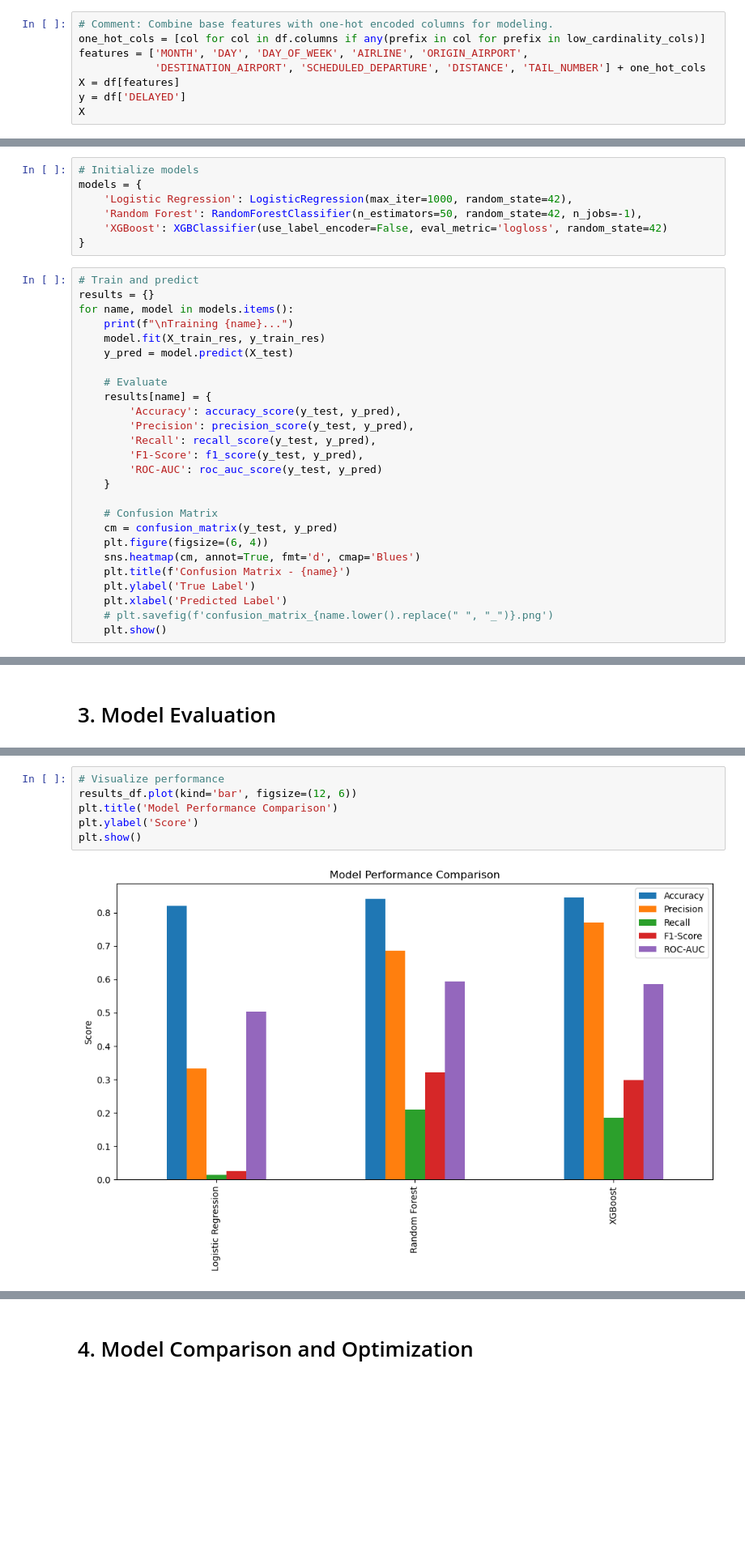
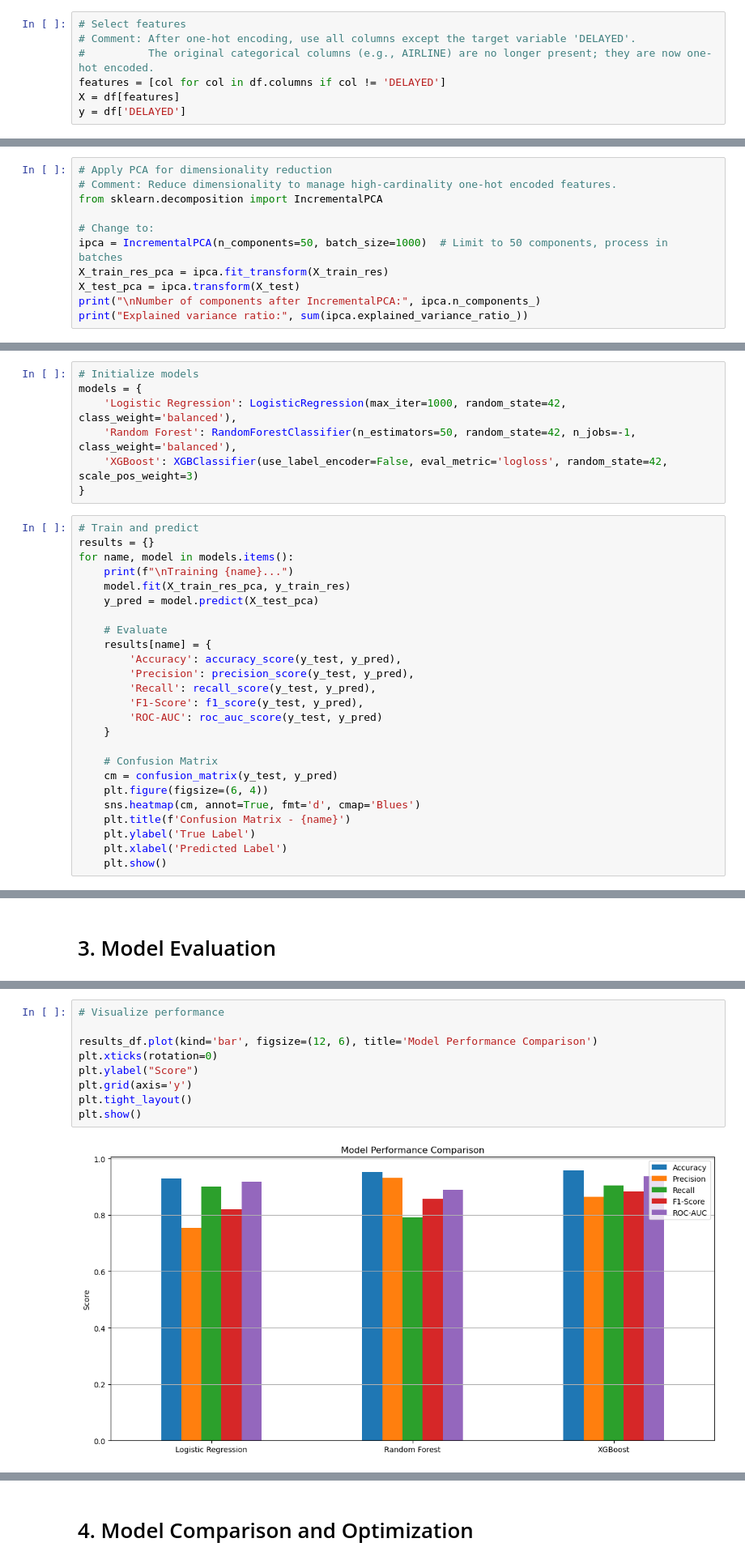
Before and after one commit to IbrahimBajwa313/Data-Science, a Jupyter notebook: FlightDelayPrediction.ipynb, the cells around one changed output, grey strips where cells are left out. Shown at 81% size. Drawn from its saved outputs; the diff is of its cells as text; blank space fills up the shorter version.

Commit message:
Improved Accuracy by applying PCA

```diff
--- a/FlightDelayPrediction.ipynb
+++ b/FlightDelayPrediction.ipynb
@@ -167,8 +159,7 @@ df = pd.get_dummies(df, columns=low_cardinality_cols, prefix=low_cardinality_col
 # %%
-# Comment: Combine base features with one-hot encoded columns for modeling.
-one_hot_cols = [col for col in df.columns if any(prefix in col for prefix in low_cardinality_cols)]
-features = ['MONTH', 'DAY', 'DAY_OF_WEEK', 'AIRLINE', 'ORIGIN_AIRPORT',
-            'DESTINATION_AIRPORT', 'SCHEDULED_DEPARTURE', 'DISTANCE', 'TAIL_NUMBER'] + one_hot_cols
+# Select features
+# Comment: After one-hot encoding, use all columns except the target variable 'DELAYED'.
+#          The original categorical columns (e.g., AIRLINE) are no longer present; they are now one-hot encoded.
+features = [col for col in df.columns if col != 'DELAYED']
 X = df[features]
 y = df['DELAYED']
-X
@@ -221,3 +198,14 @@ del X_train, y_train
 gc.collect()
 # %% [output]
 0
+# %%
+# Apply PCA for dimensionality reduction
+# Comment: Reduce dimensionality to manage high-cardinality one-hot encoded features.
+from sklearn.decomposition import IncrementalPCA
+
+# Change to:
+ipca = IncrementalPCA(n_components=50, batch_size=1000)  # Limit to 50 components, process in batches
+X_train_res_pca = ipca.fit_transform(X_train_res)
+X_test_pca = ipca.transform(X_test)
+print("\nNumber of components after IncrementalPCA:", ipca.n_components_)
+print("Explained variance ratio:", sum(ipca.explained_variance_ratio_))
@@ -226,17 +217,17 @@ gc.collect()
 # %%
 # Initialize models
 models = {
-    'Logistic Regression': LogisticRegression(max_iter=1000, random_state=42),
-    'Random Forest': RandomForestClassifier(n_estimators=50, random_state=42, n_jobs=-1),
-    'XGBoost': XGBClassifier(use_label_encoder=False, eval_metric='logloss', random_state=42)
+    'Logistic Regression': LogisticRegression(max_iter=1000, random_state=42, class_weight='balanced'),
+    'Random Forest': RandomForestClassifier(n_estimators=50, random_state=42, n_jobs=-1, class_weight='balanced'),
+    'XGBoost': XGBClassifier(use_label_encoder=False, eval_metric='logloss', random_state=42, scale_pos_weight=3)
 }
 # %%
 # Train and predict
 results = {}
 for name, model in models.items():
     print(f"\nTraining {name}...")
-    model.fit(X_train_res, y_train_res)
-    y_pred = model.predict(X_test)
+    model.fit(X_train_res_pca, y_train_res)
+    y_pred = model.predict(X_test_pca)
 
     # Evaluate
     results[name] = {
@@ -254,7 +245,6 @@ for name, model in models.items():
     plt.title(f'Confusion Matrix - {name}')
     plt.ylabel('True Label')
     plt.xlabel('Predicted Label')
-    # plt.savefig(f'confusion_matrix_{name.lower().replace(" ", "_")}.png')
     plt.show()
 # %% [output]
 Training Logistic Regression...
@@ -279,8 +269,11 @@ XGBoost              0.844888   0.770726  0.185064  0.298463  0.586560
 # %%
 # Visualize performance
-results_df.plot(kind='bar', figsize=(12, 6))
-plt.title('Model Performance Comparison')
-plt.ylabel('Score')
+
+results_df.plot(kind='bar', figsize=(12, 6), title='Model Performance Comparison')
+plt.xticks(rotation=0)
+plt.ylabel("Score")
+plt.grid(axis='y')
+plt.tight_layout()
 plt.show()
 # %% [output]
-[figure, old version]
+[figure, new version]
```
Also changed, not shown: parts of 17 cells of this notebook.
